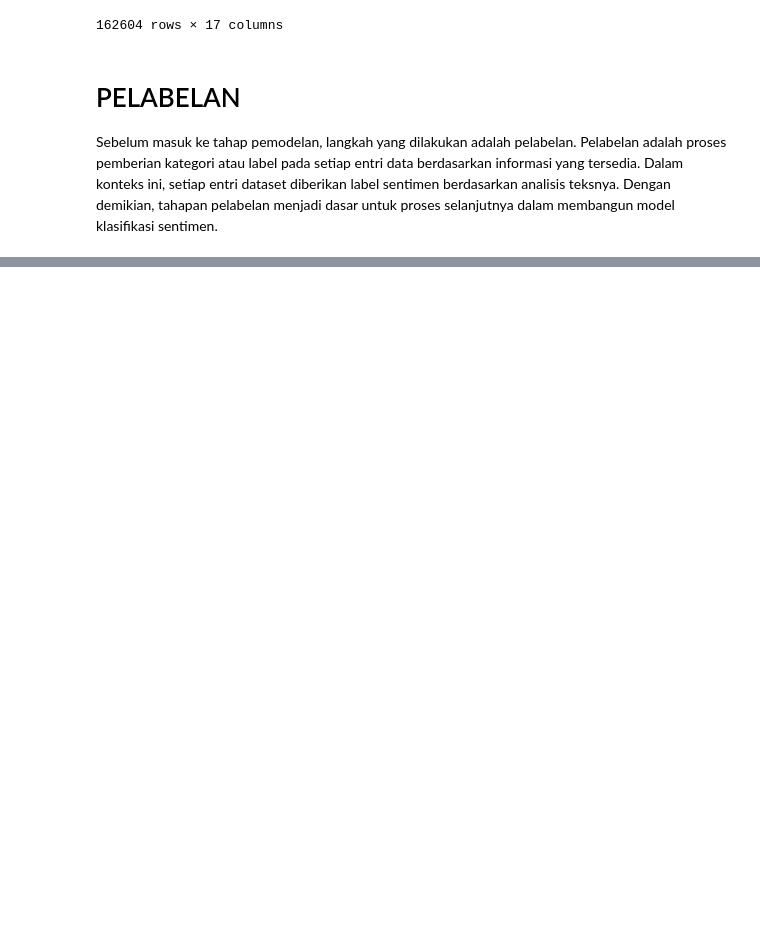
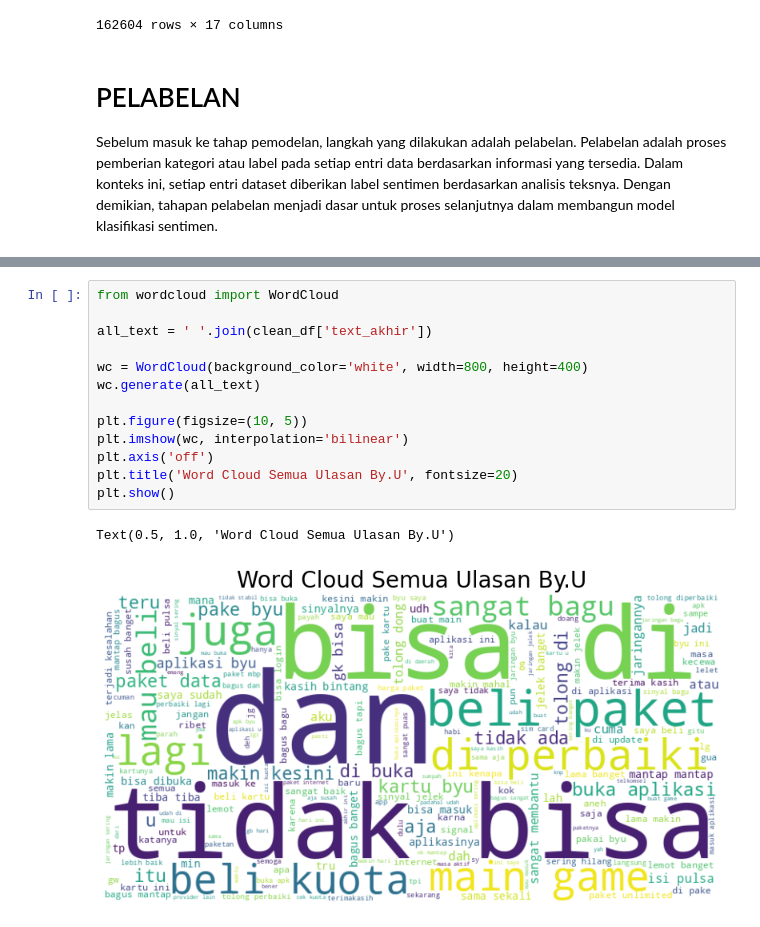
Before and after one commit to rezzz59/-Sentimen-Analisis-Aplikasi-By.U., a Jupyter notebook: sentimen_analisis_byu.ipynb, the cells around one changed output, grey strips where cells are left out. Saved outputs shown, nothing was run; the diff lists cells and outputs as text; blank space fills up the shorter version.

```diff
--- a/sentimen_analisis_byu.ipynb
+++ b/sentimen_analisis_byu.ipynb
@@ -334,0 +347,16 @@ results = list(zip(*results))
+# %%
+from wordcloud import WordCloud
+
+all_text = ' '.join(clean_df['text_akhir'])
+
+wc = WordCloud(background_color='white', width=800, height=400)
+wc.generate(all_text)
+
+plt.figure(figsize=(10, 5))
+plt.imshow(wc, interpolation='bilinear')
+plt.axis('off')
+plt.title('Word Cloud Semua Ulasan By.U', fontsize=20)
+plt.show()
+# %% [output]
+Text(0.5, 1.0, 'Word Cloud Semua Ulasan By.U')
+[figure, added]
```
Also changed, not shown: parts of 5 cells of this notebook.
